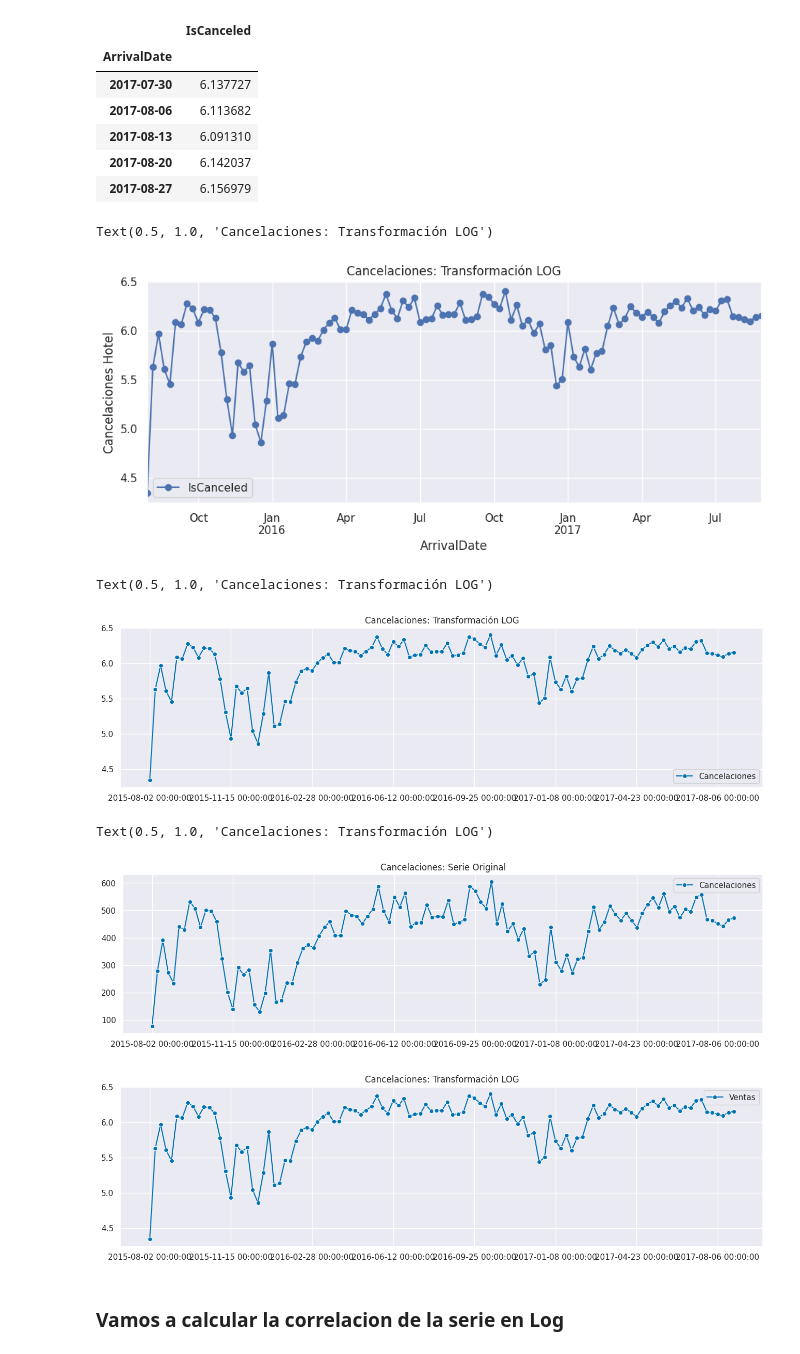
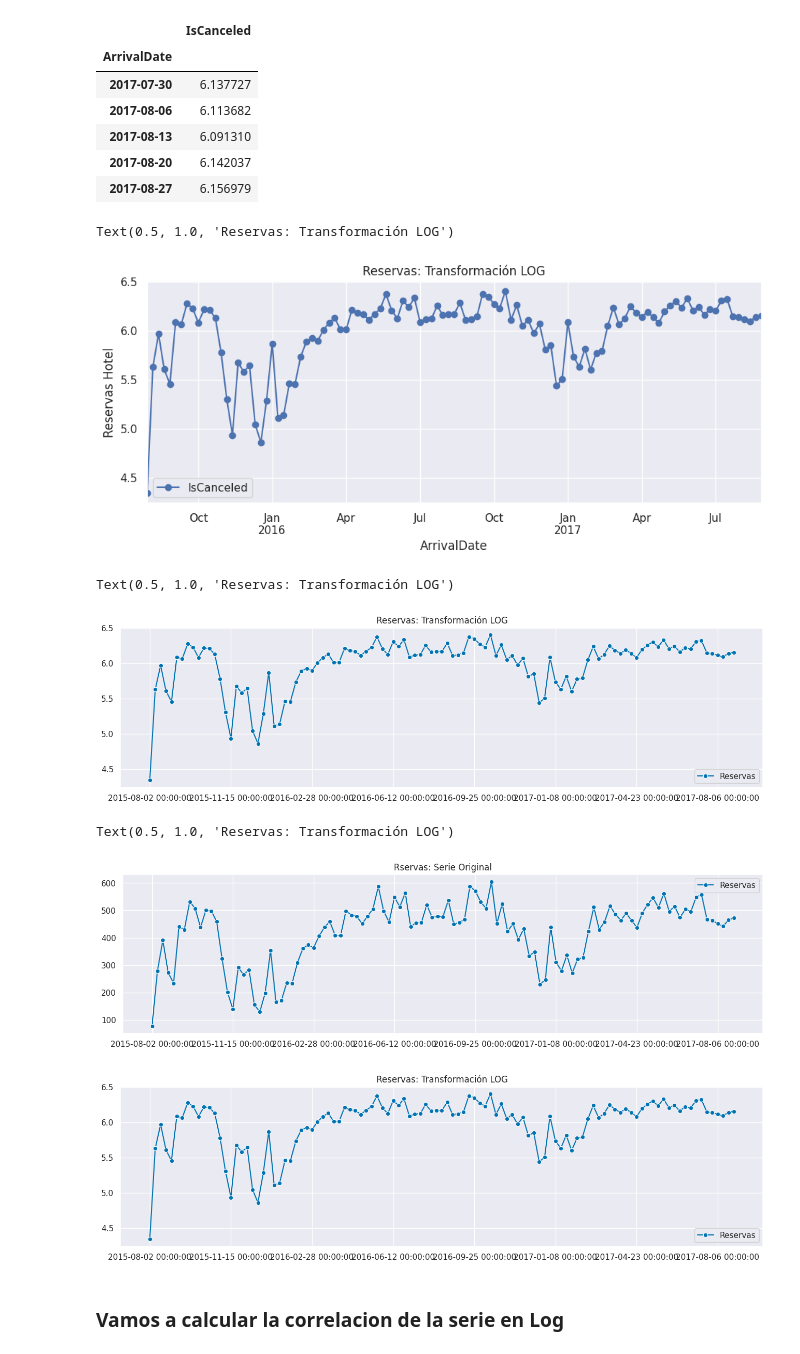
Before and after one commit to jgilaberts/Prueba-Github, a Jupyter notebook: Analisis Predictivo/Proyecto Final/Analisis_Serie_Javier_Gilabert.ipynb, the cells around one changed output. Cells and saved outputs as stored; diff of their text form; code cells hidden in the pictures.

```diff
--- a/Analisis Predictivo/Proyecto Final/Analisis_Serie_Javier_Gilabert.ipynb
+++ b/Analisis Predictivo/Proyecto Final/Analisis_Serie_Javier_Gilabert.ipynb
@@ -75,30 +75,30 @@ log_df_w_r.tail()
 # %%
 # Plot Log Data
 ax = log_df_w_r.plot(marker='o', linestyle='-')
-ax.set_ylabel('Cancelaciones Hotel')
-ax.set_title('Cancelaciones: Transformación LOG')
+ax.set_ylabel('Reservas Hotel')
+ax.set_title('Reservas: Transformación LOG')
 # %% [output]
-Text(0.5, 1.0, 'Cancelaciones: Transformación LOG')
+Text(0.5, 1.0, 'Reservas: Transformación LOG')
-[figure, old version]
+[figure, new version]
 # %%
 # Plot Log Data
 from sktime.utils.plotting import plot_series
-fig, ax =plot_series(log_df_w_r, labels=["Cancelaciones"])
-ax.set_title('Cancelaciones: Transformación LOG')
+fig, ax =plot_series(log_df_w_r, labels=["Reservas"])
+ax.set_title('Reservas: Transformación LOG')
 # %% [output]
-Text(0.5, 1.0, 'Cancelaciones: Transformación LOG')
+Text(0.5, 1.0, 'Reservas: Transformación LOG')
-[figure, old version]
+[figure, new version]
 # %%
 ## Comparamos la transformacion logarítmica de la Serie Original y la Serie en Log
 # Plot Log Data & Original Data
-fig, ax =plot_series(df_w_r, labels=["Cancelaciones"])
-ax.set_title('Cancelaciones: Serie Original')
-fig, ax =plot_series(log_df_w_r, labels=["Ventas"])
-ax.set_title('Cancelaciones: Transformación LOG')
+fig, ax =plot_series(df_w_r, labels=["Reservas"])
+ax.set_title('Rservas: Serie Original')
+fig, ax =plot_series(log_df_w_r, labels=["Reservas"])
+ax.set_title('Reservas: Transformación LOG')
 # %% [output]
-Text(0.5, 1.0, 'Cancelaciones: Transformación LOG')
+Text(0.5, 1.0, 'Reservas: Transformación LOG')
-[figure, old version]
+[figure, new version]
-[figure, old version]
+[figure, new version]
 # %% [markdown]
 ### Vamos a calcular la correlacion de la serie en Log
 # %%
```
Also changed, not shown: parts of 16 cells of this notebook.
